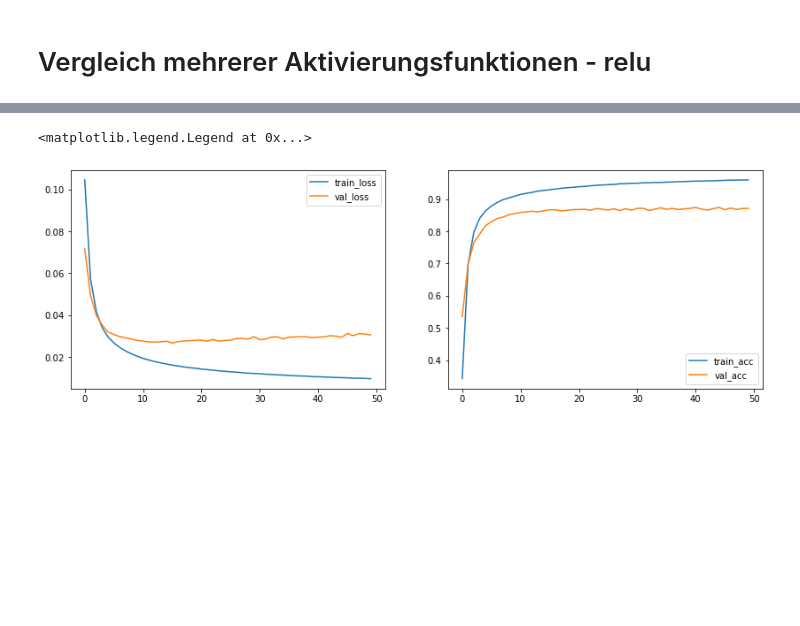
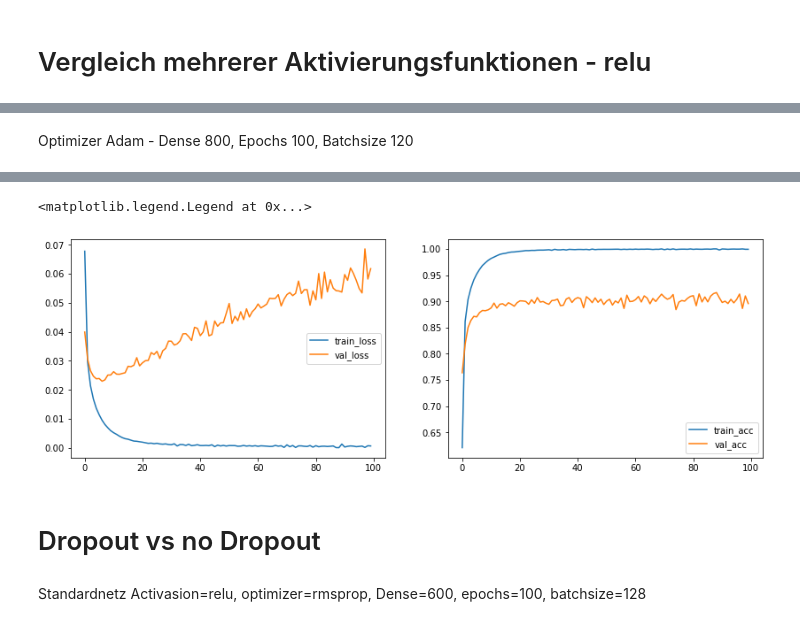
Before and after one commit to nmaaiken/neuro_modularbeit, a Jupyter notebook: 3_Layer_MLP.ipynb, the cells around one changed output, grey strips where cells are left out. Cells and saved outputs as stored; diff of their text form; code cells hidden in the pictures; blank space fills up the shorter version.

```diff
--- a/3_Layer_MLP.ipynb
+++ b/3_Layer_MLP.ipynb
@@ -446,9 +557,11 @@ Epoch 120/120
+# %% [markdown]
+Optimizer Adam - Dense 800, Epochs 100, Batchsize 120
 # %%
 # New Optimizer Adam but Epoch and Batchsize lower
 
 # Definition Topologie des Netzes
 three_layer_mlp = Sequential()
-three_layer_mlp.add(Dense(86, activation ='relu', input_dim=1024))
+three_layer_mlp.add(Dense(800, activation ='relu', input_dim=1024))
 three_layer_mlp.add(Dense(43, activation='softmax'))
 
 #Lernprozess konfigurieren
@@ -458,8 +571,8 @@ three_layer_mlp.compile(loss='binary_crossentropy',
 
 # Modell trainieren
 three_layer_mlp_history = three_layer_mlp.fit(x_train_gray, y_train_gray,
-          epochs=50, #Anzahl Trainingsepochen
-          batch_size=120, #Batch-Size
+          epochs=100, #Anzahl Trainingsepochen
+          batch_size=128, #Batch-Size
           verbose=1,
           validation_data=(x_test_gray, y_test_gray)) #print Ausgabe des Trainingsverlaufes 0=nein 1=ja
 
@@ -497,2 +610,6 @@ Epoch 50/50
 <matplotlib.legend.Legend at 0x...>
-[figure, old version]
+[figure, new version]
+# %% [markdown]
+# Dropout vs no Dropout
+# %% [markdown]
+Standardnetz Activasion=relu, optimizer=rmsprop, Dense=600, epochs=100, batchsize=128
```
Also changed, not shown: parts of 26 cells of this notebook.
